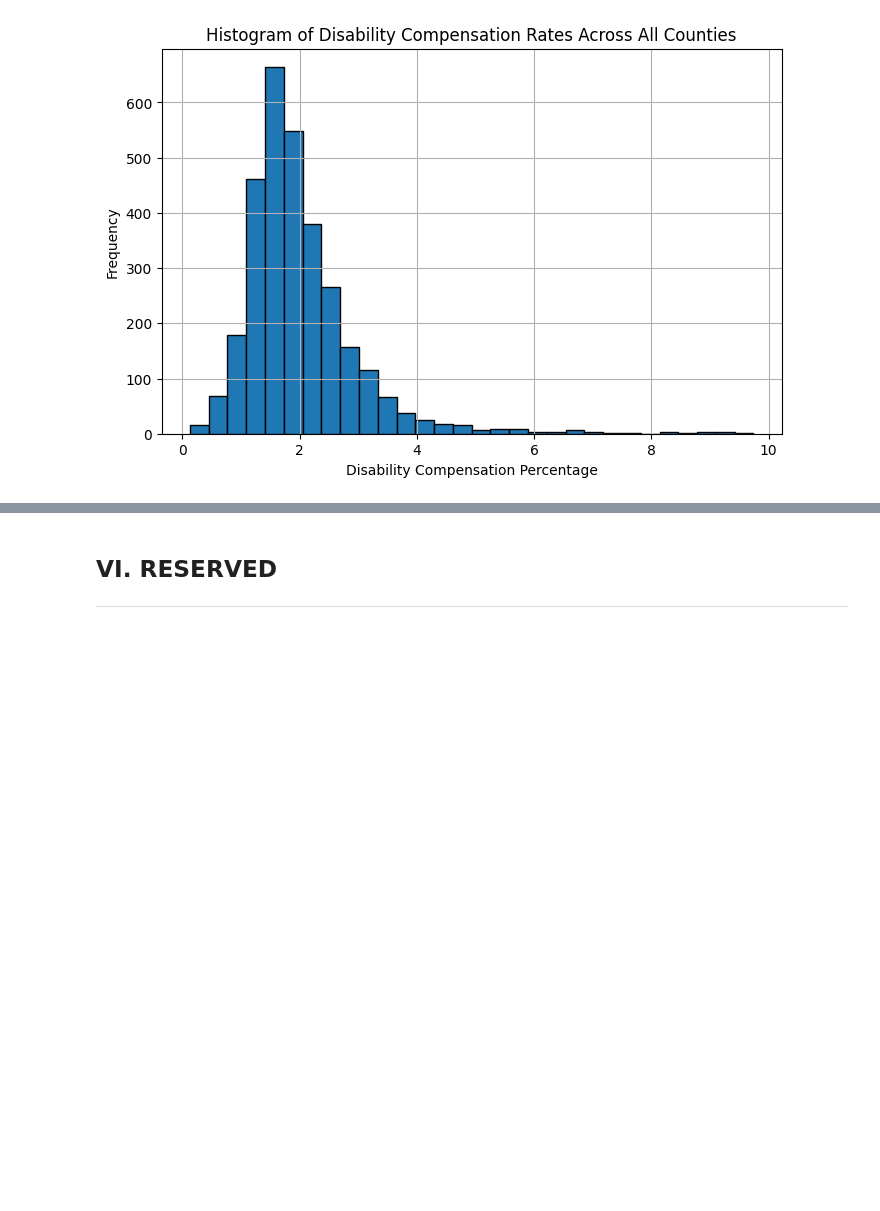
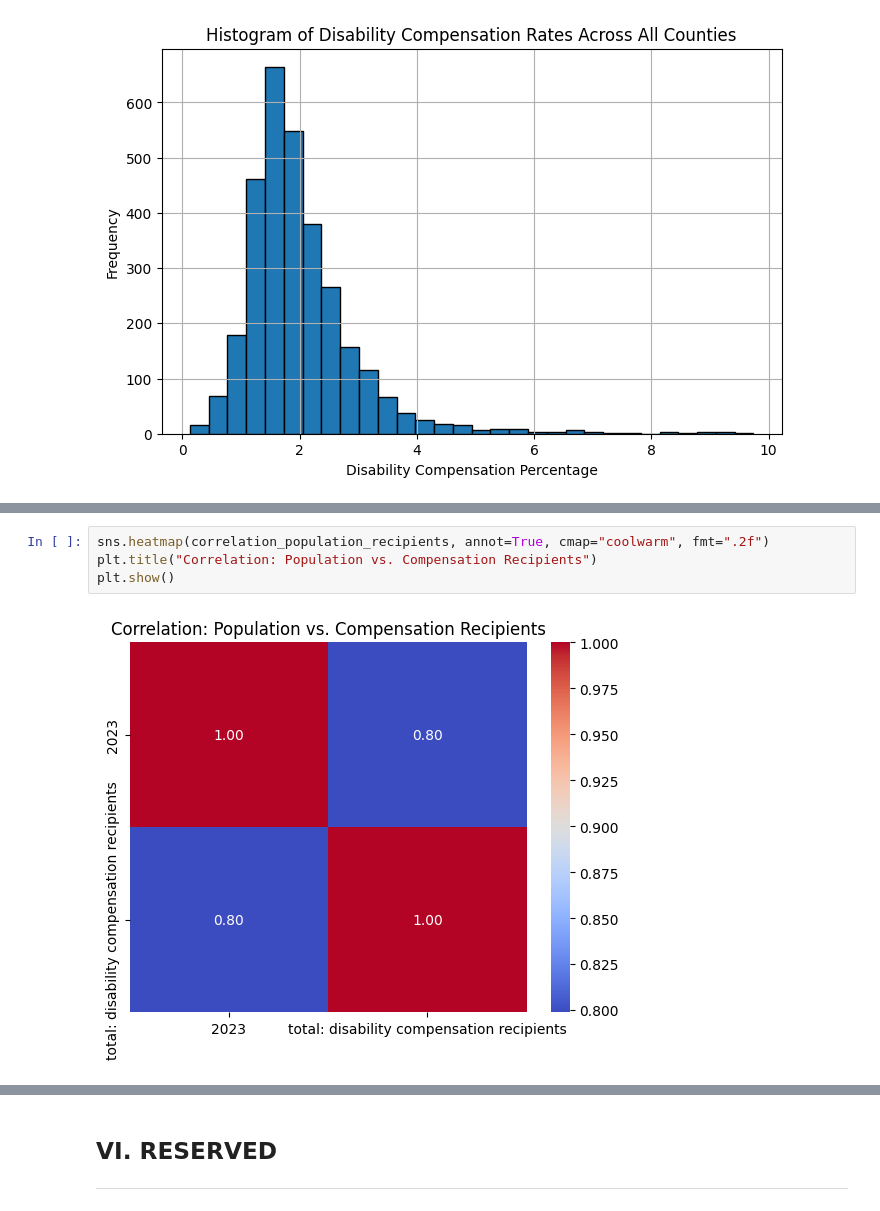
Before and after one commit to Data-Git-Hub/datafun-06-eda, a Jupyter notebook: Data-Git-Hub_eda.ipynb, the cells around one changed output, grey strips where cells are left out. Saved outputs shown, nothing was run; the diff lists cells and outputs as text; blank space fills up the shorter version.

Commit message:
V 3.5 - Finished Correlation Analysis Section

```diff
--- a/Data-Git-Hub_eda.ipynb
+++ b/Data-Git-Hub_eda.ipynb
@@ -694,0 +771,6 @@ plt.show()
+# %%
+sns.heatmap(correlation_population_recipients, annot=True, cmap="coolwarm", fmt=".2f")
+plt.title("Correlation: Population vs. Compensation Recipients")
+plt.show()
+# %% [output]
+[figure, added]
```
Also changed, not shown: parts of 9 cells of this notebook.
